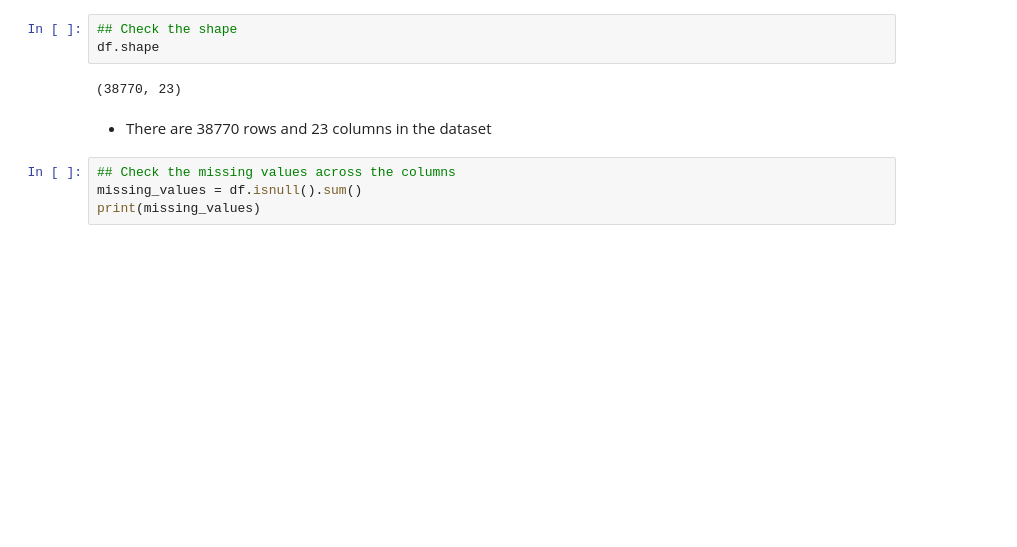
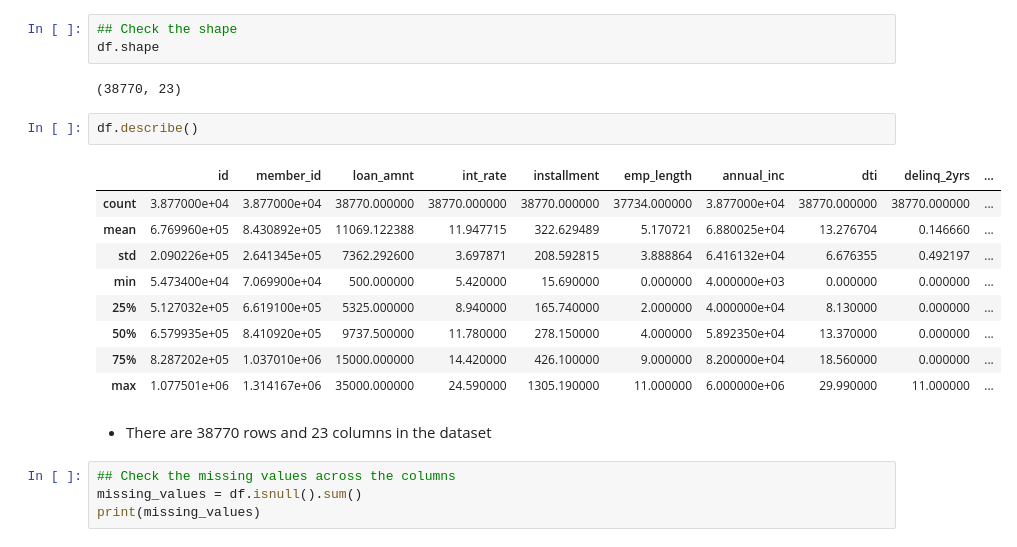
Before and after one commit to mkhallymysore/lending_club, a Jupyter notebook: Starter_Code_Loan_Approval_Lending_Club.ipynb, the cells around one changed output. Drawn from its saved outputs; the diff is of its cells as text; blank space fills up the shorter version.

```diff
--- a/Starter_Code_Loan_Approval_Lending_Club.ipynb
+++ b/Starter_Code_Loan_Approval_Lending_Club.ipynb
@@ -138,6 +119,18 @@ dtype: int64
 df.shape
 # %% [output]
 (38770, 23)
+# %%
+df.describe()
+# %% [output]
+|  | id | member_id | loan_amnt | int_rate | installment | emp_length | annual_inc | dti | delinq_2yrs | ... |
+| count | 3.877000e+04 | 3.877000e+04 | 38770.000000 | 38770.000000 | 38770.000000 | 37734.000000 | 3.877000e+04 | 38770.000000 | 38770.000000 | ... |
+| mean | 6.769960e+05 | 8.430892e+05 | 11069.122388 | 11.947715 | 322.629489 | 5.170721 | 6.880025e+04 | 13.276704 | 0.146660 | ... |
+| std | 2.090226e+05 | 2.641345e+05 | 7362.292600 | 3.697871 | 208.592815 | 3.888864 | 6.416132e+04 | 6.676355 | 0.492197 | ... |
+| min | 5.473400e+04 | 7.069900e+04 | 500.000000 | 5.420000 | 15.690000 | 0.000000 | 4.000000e+03 | 0.000000 | 0.000000 | ... |
+| 25% | 5.127032e+05 | 6.619100e+05 | 5325.000000 | 8.940000 | 165.740000 | 2.000000 | 4.000000e+04 | 8.130000 | 0.000000 | ... |
+| 50% | 6.579935e+05 | 8.410920e+05 | 9737.500000 | 11.780000 | 278.150000 | 4.000000 | 5.892350e+04 | 13.370000 | 0.000000 | ... |
+| 75% | 8.287202e+05 | 1.037010e+06 | 15000.000000 | 14.420000 | 426.100000 | 9.000000 | 8.200000e+04 | 18.560000 | 0.000000 | ... |
+| max | 1.077501e+06 | 1.314167e+06 | 35000.000000 | 24.590000 | 1305.190000 | 11.000000 | 6.000000e+06 | 29.990000 | 11.000000 | ... |
 # %% [markdown]
 *  There are 38770 rows and 23 columns in the dataset
 # %%
```
Also changed, not shown: parts of 5 cells of this notebook.
